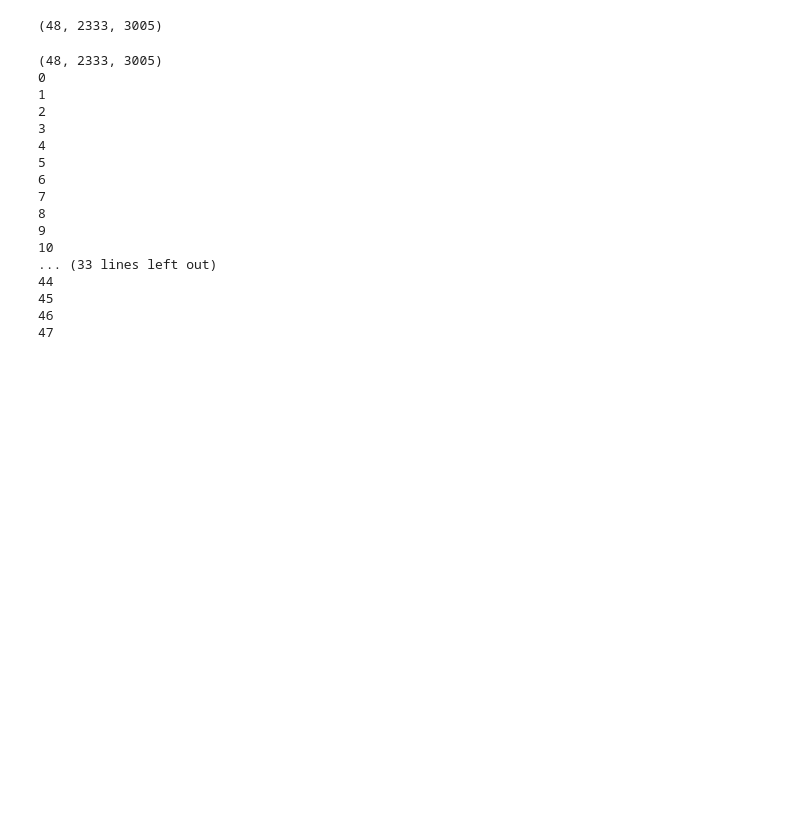
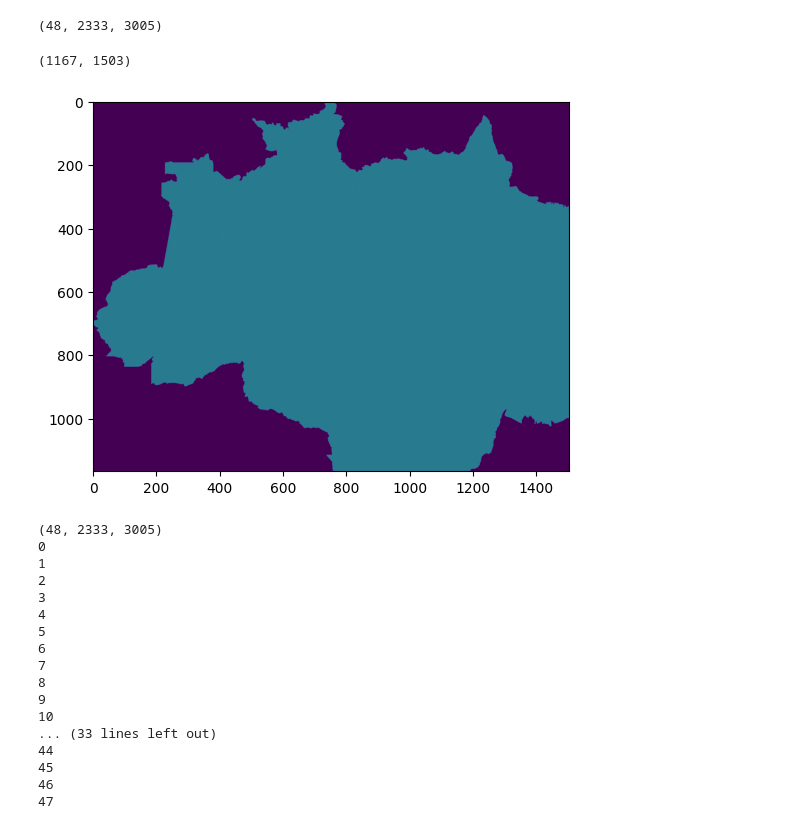
Before and after one commit to thimabru1010/AmazonDeforestation_Prediction, a Jupyter notebook: explore_predictions.ipynb, the cells around one changed output. Drawn from its saved outputs; the diff is of its cells as text; code cells hidden in the pictures; blank space fills up the shorter version.

Commit message:
Try to reduce image

```diff
--- a/explore_predictions.ipynb
+++ b/explore_predictions.ipynb
@@ -60,6 +62,18 @@ print(deter_img_test.shape)
 deter_img_test2 = deter_img_test.copy()
 # %% [output]
 (48, 2333, 3005)
+# %%
+# Sum Pooling with pool size of (2, 2)
+sum_pooled_feature_map = block_reduce(deter_img_test2[0], (2, 2), np.sum)
+pooled_mask = block_reduce(mask, (2, 2), np.sum)
+# %%
+print(sum_pooled_feature_map.shape)
+sum_pooled_feature_map[pooled_mask == 0] = -1
+plt.imshow(sum_pooled_feature_map)
+plt.show()
+# %% [output]
+(1167, 1503)
+[figure, added]
 # %%
 def_preds_reconstructed = np.load('work_dirs/exp02_2/def_preds_reconstructed.npy')
 # %%
```
Also changed, not shown: parts of 2 cells of this notebook, 1 other file.
